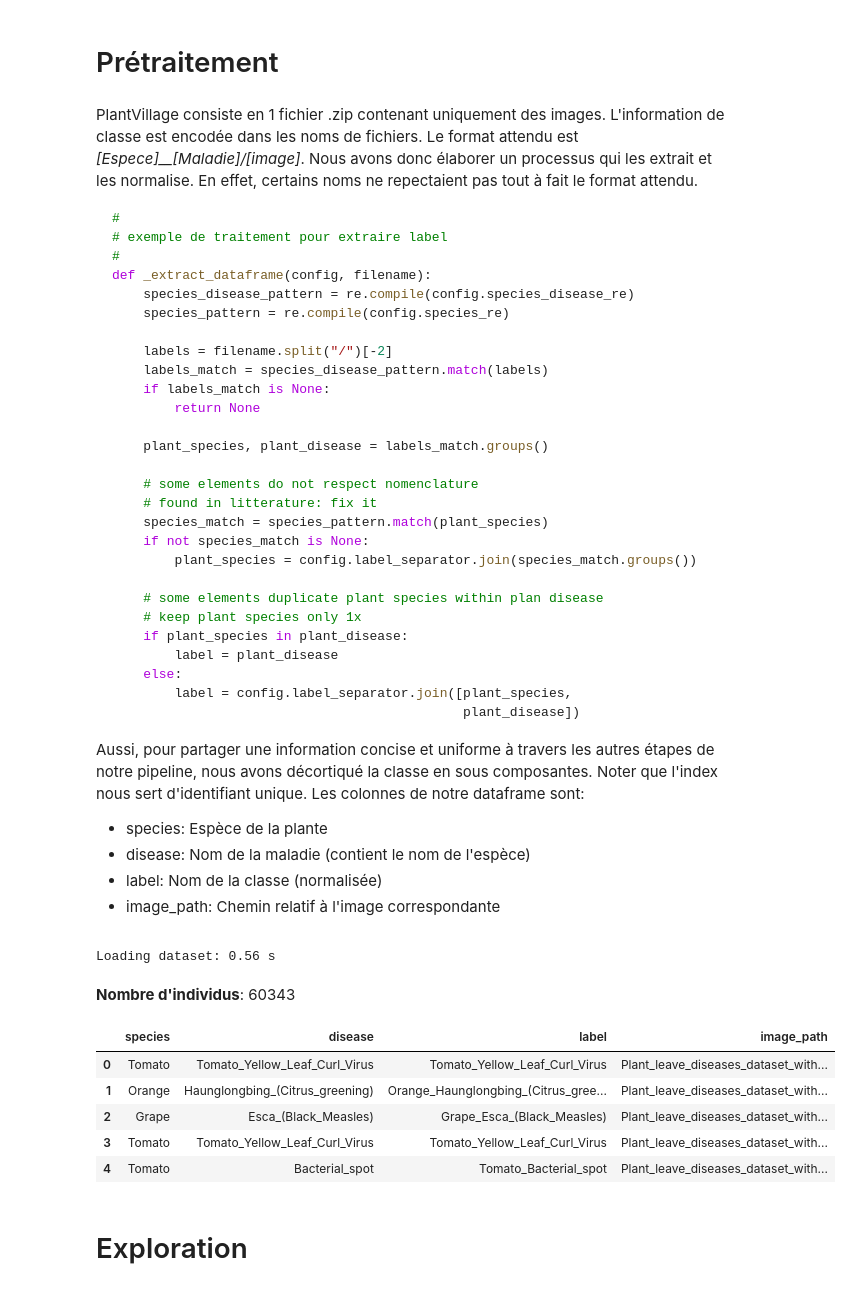
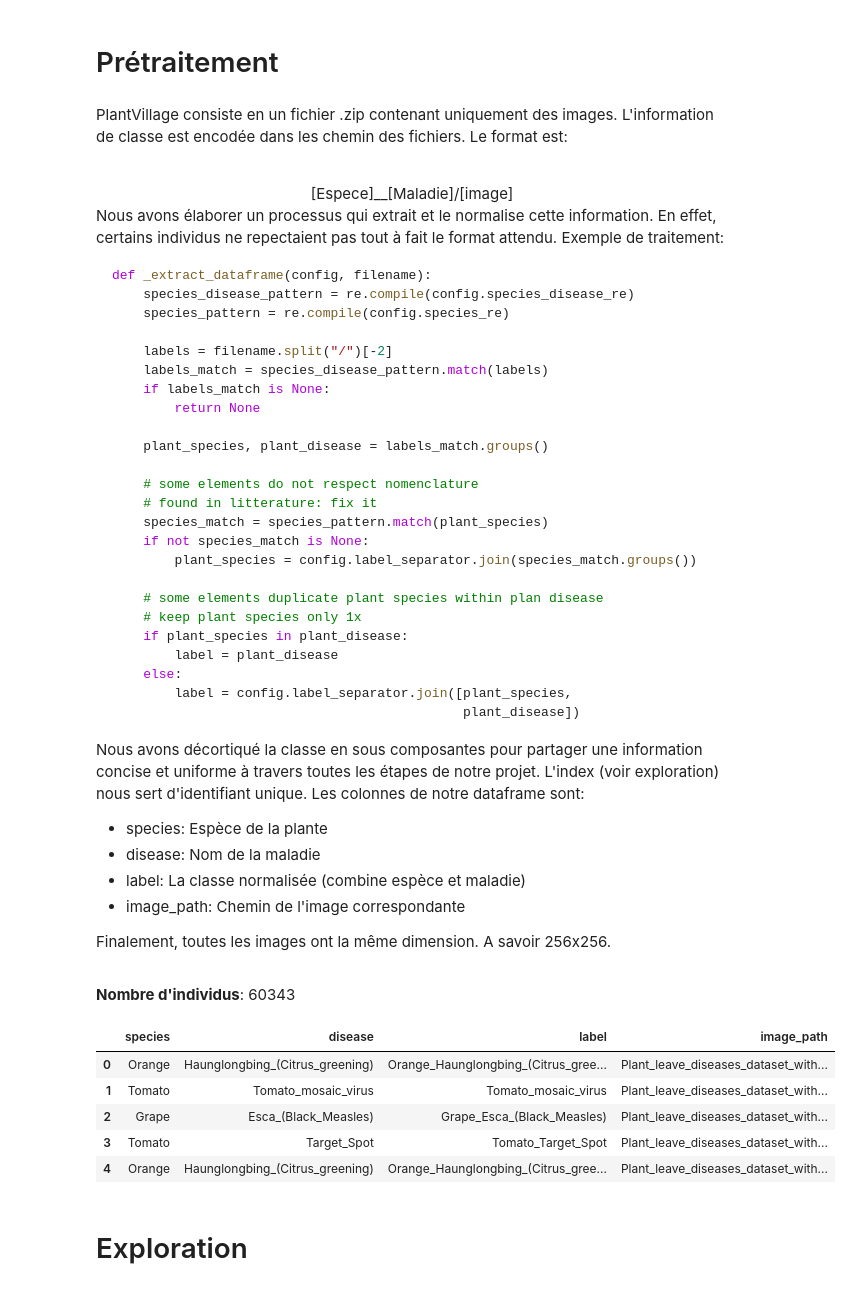
Before and after one commit to jfgagnon00/PlantVillage, a Jupyter notebook: Final Report.ipynb, the cells around one changed output. Saved outputs shown, nothing was run; the diff lists cells and outputs as text; code cells hidden in the pictures.

````diff
--- a/Final Report.ipynb
+++ b/Final Report.ipynb
@@ -60,12 +60,14 @@ from helpers.jupyter import display_html
 # %% [markdown]
 <font class="answer">
 
-PlantVillage consiste en 1 fichier .zip contenant uniquement des images. L'information de classe est encodée dans les noms de fichiers. Le format attendu est *[Espece]__[Maladie]/[image]*. Nous avons donc élaborer un processus qui les extrait et les normalise. En effet, certains noms ne repectaient pas tout à fait le format attendu.
+PlantVillage consiste en un fichier .zip contenant uniquement des images. L'information de classe est encodée dans les chemin des fichiers. Le format est:
+
+<br>
+<center>[Espece]__[Maladie]/[image]</center>
+
+Nous avons élaborer un processus qui extrait et le normalise cette information. En effet, certains individus ne repectaient pas tout à fait le format attendu. Exemple de traitement:
 
 ```python
-#
-# exemple de traitement pour extraire label
-#
 def _extract_dataframe(config, filename):
     species_disease_pattern = re.compile(config.species_disease_re)
     species_pattern = re.compile(config.species_re)
@@ -92,37 +94,35 @@ def _extract_dataframe(config, filename):
                                              plant_disease])
 ```
 
-Aussi, pour partager une information concise et uniforme à travers les autres étapes de notre pipeline, nous avons décortiqué la classe en sous composantes. Noter que l'index nous sert d'identifiant unique. Les colonnes de notre dataframe sont:
+Nous avons décortiqué la classe en sous composantes pour partager une information concise et uniforme à travers toutes les étapes de notre projet. L'index (voir exploration) nous sert d'identifiant unique. Les colonnes de notre dataframe sont:
 * species: Espèce de la plante
-* disease: Nom de la maladie (contient le nom de l'espèce)
-* label: Nom de la classe (normalisée)
-* image_path: Chemin relatif à l'image correspondante
+* disease: Nom de la maladie
+* label: La classe normalisée (combine espèce et maladie)
+* image_path: Chemin de l'image correspondante
+
+Finalement, toutes les images ont la même dimension. A savoir 256x256.
 # %%
 #
 # parametres configurant notre pipeline
 #
 configs = hlp.get_configs("config_overrides.json")
 
 #
 # obtenir le dataset PlantVillage
 #
-with hlp.Profile() as load_profile:
-    pv_dataset = pv.load(configs.plant_village)
-    pv_dataframe = pv_dataset.dataframe
-
-print(f"Loading dataset:", load_profile.round_duration(), "s")
+pv_dataset = pv.load(configs.plant_village)
+pv_dataframe = pv_dataset.dataframe
 
 display_html(f"<b>Nombre d'individus</b>: {pv_dataframe.shape[0]}")
 display(pv_dataframe.head(5))
 # %% [output]
-Loading dataset: 0.56 s
 Nombre d'individus: 60343
 |  | species | disease | label | image_path |
-| 0 | Tomato | Tomato_Yellow_Leaf_Curl_Virus | Tomato_Yellow_Leaf_Curl_Virus | Plant_leave_diseases_dataset_with... |
-| 1 | Orange | Haunglongbing_(Citrus_greening) | Orange_Haunglongbing_(Citrus_gree... | Plant_leave_diseases_dataset_with... |
+| 0 | Orange | Haunglongbing_(Citrus_greening) | Orange_Haunglongbing_(Citrus_gree... | Plant_leave_diseases_dataset_with... |
+| 1 | Tomato | Tomato_mosaic_virus | Tomato_mosaic_virus | Plant_leave_diseases_dataset_with... |
 | 2 | Grape | Esca_(Black_Measles) | Grape_Esca_(Black_Measles) | Plant_leave_diseases_dataset_with... |
-| 3 | Tomato | Tomato_Yellow_Leaf_Curl_Virus | Tomato_Yellow_Leaf_Curl_Virus | Plant_leave_diseases_dataset_with... |
-| 4 | Tomato | Bacterial_spot | Tomato_Bacterial_spot | Plant_leave_diseases_dataset_with... |
+| 3 | Tomato | Target_Spot | Tomato_Target_Spot | Plant_leave_diseases_dataset_with... |
+| 4 | Orange | Haunglongbing_(Citrus_greening) | Orange_Haunglongbing_(Citrus_gree... | Plant_leave_diseases_dataset_with... |
 # %% [markdown]
 # Exploration
 # %% [markdown]
````
Also changed, not shown: parts of 24 cells of this notebook, 2 other files.
